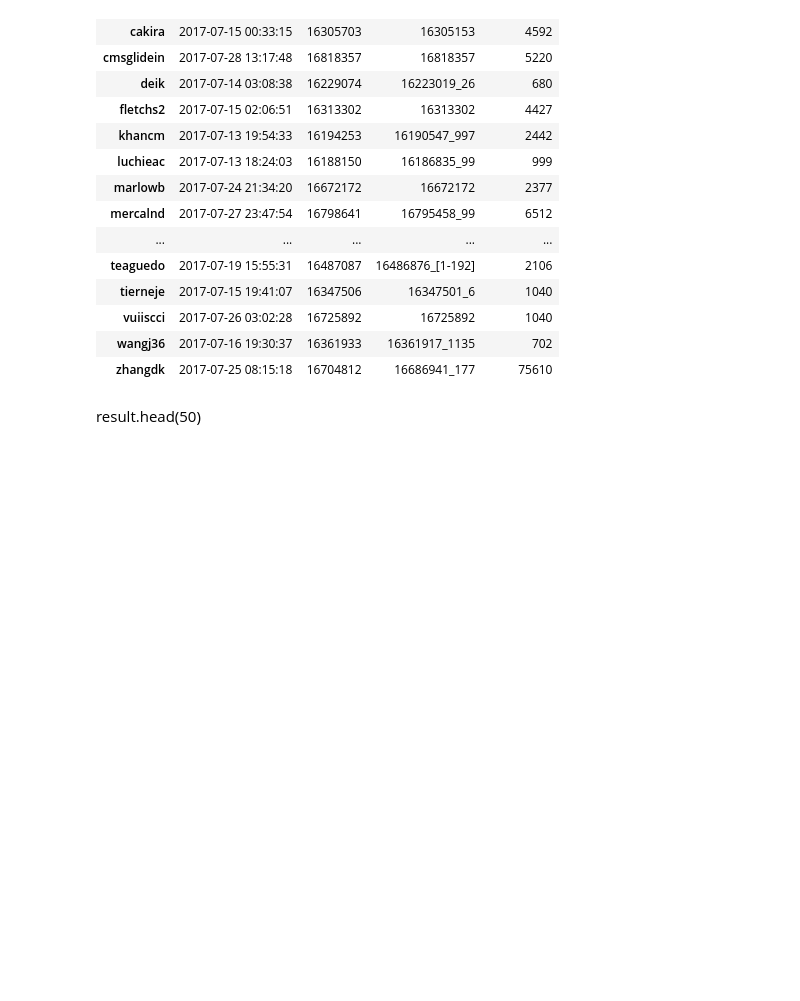
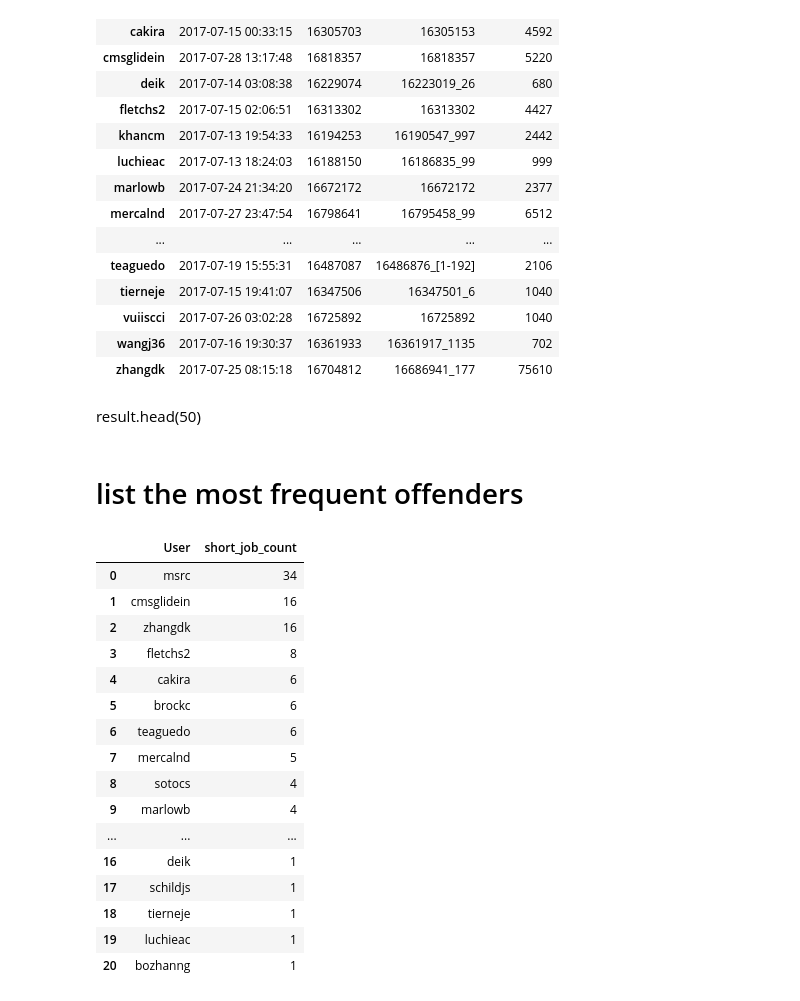
Before and after one commit to asidamo/Analysis-of-Job-Logs, a Jupyter notebook: Q2_AmanuelAccre.ipynb, the cells around one changed output. Cells and saved outputs as stored; diff of their text form; code cells hidden in the pictures; blank space fills up the shorter version.

```diff
--- a/Q2_AmanuelAccre.ipynb
+++ b/Q2_AmanuelAccre.ipynb
@@ -305,3 +310,31 @@ accre_5_minutes_500.groupby('User').max()
 | zhangdk | 2017-07-25 08:15:18 | 16704812 | 16686941_177 | 75610 |
 # %% [markdown]
 result.head(50)
+# %% [markdown]
+# list the most frequent offenders
+# %%
+accre_500_occurence = accre_5_minutes_500[accre_5_minutes_500['cum_count']==500]
+# %%
+prob_offender_count=accre_500_occurence[['User', 'cum_count']].groupby('User').agg('count').sort_values(by ='cum_count', ascending = False)
+prob_offender_count = prob_offender_count.reset_index()
+prob_offender_count.columns = [['User','short_job_count']]
+# %%
+prob_offender_count
+# %% [output]
+|  | User | short_job_count |
+| 0 | msrc | 34 |
+| 1 | cmsglidein | 16 |
+| 2 | zhangdk | 16 |
+| 3 | fletchs2 | 8 |
+| 4 | cakira | 6 |
+| 5 | brockc | 6 |
+| 6 | teaguedo | 6 |
+| 7 | mercalnd | 5 |
+| 8 | sotocs | 4 |
+| 9 | marlowb | 4 |
+| ... | ... | ... |
+| 16 | deik | 1 |
+| 17 | schildjs | 1 |
+| 18 | tierneje | 1 |
+| 19 | luchieac | 1 |
+| 20 | bozhanng | 1 |
```
Also changed, not shown: parts of 3 cells of this notebook.
